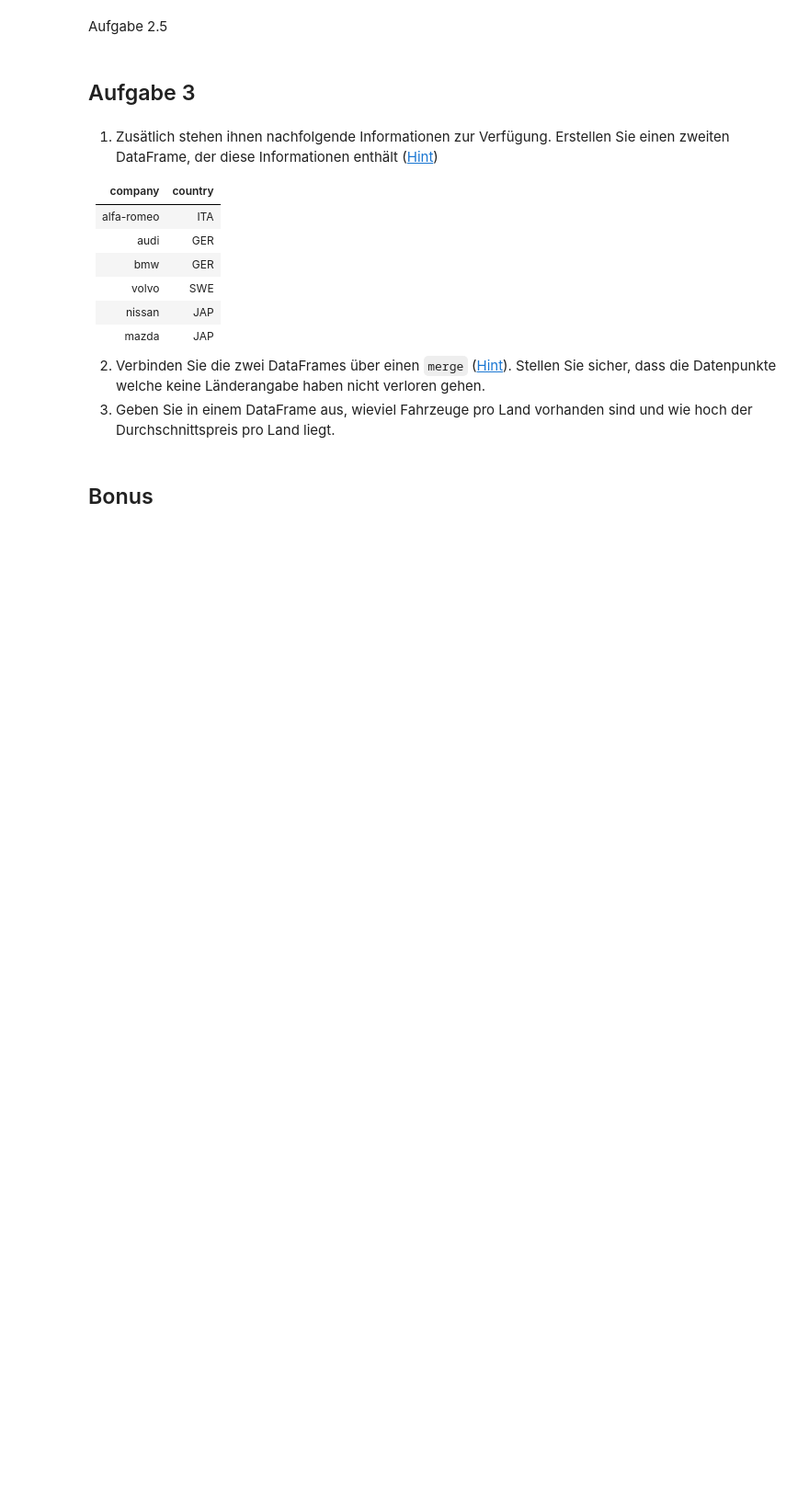
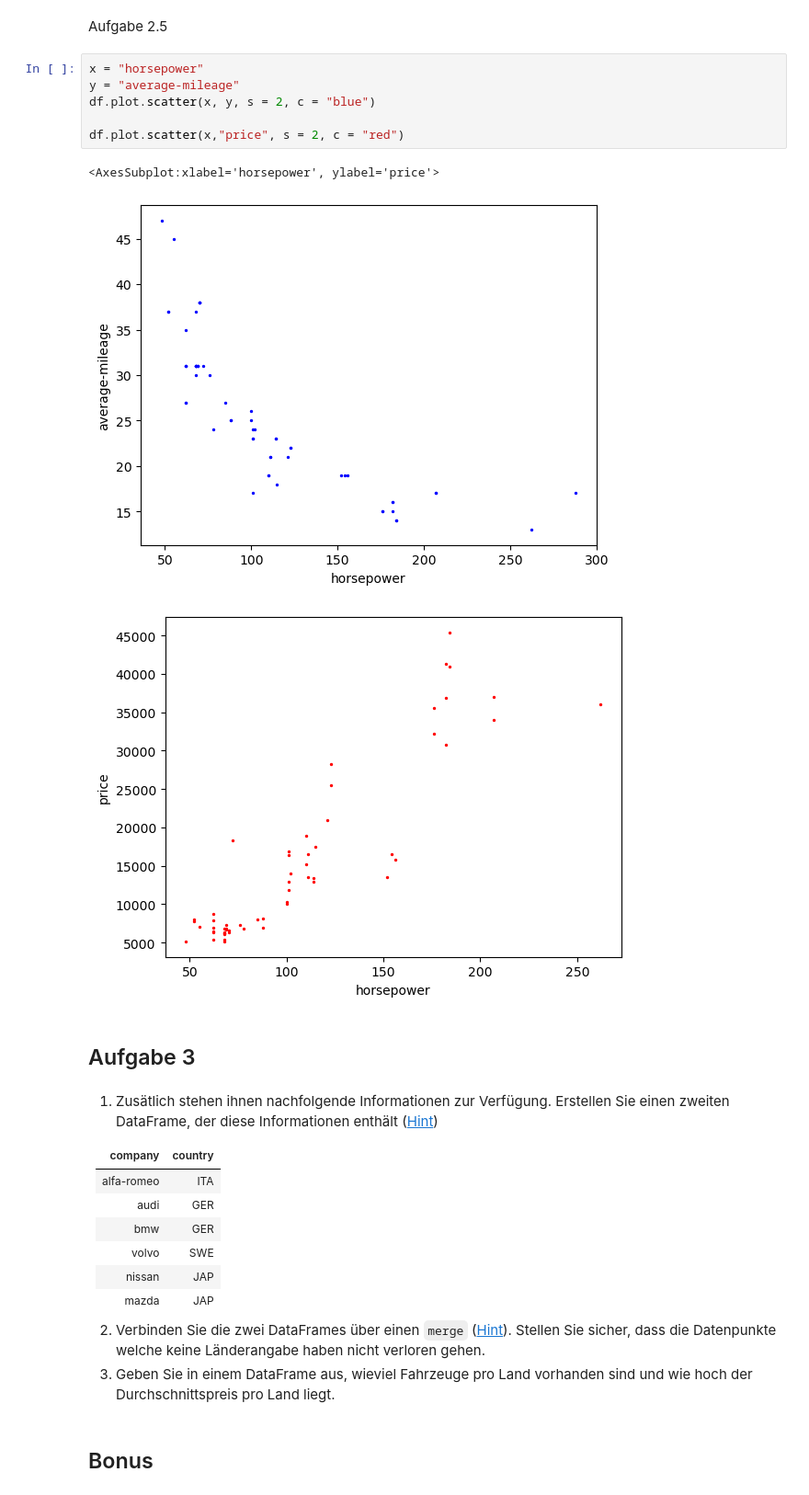
Before and after one commit to Maximilian-prog/ml-kurs-ws22, a Jupyter notebook: P1_Pandas_Exercise.ipynb, the cells around one changed output. Shown at 92% size. Drawn from its saved outputs; the diff is of its cells as text; blank space fills up the shorter version.

Commit message:
update excercise 1
Aufgabe 2 noch erledigt, jetzt fehlt nur noch Aufgabe 3.
Scatterplots, mit Anfangsbuchstaben suchen etc.

```diff
--- a/P1_Pandas_Exercise.ipynb
+++ b/P1_Pandas_Exercise.ipynb
@@ -104,5 +146,15 @@ Aufgabe 2.4
 # %% [markdown]
 Aufgabe 2.5
+# %%
+x = "horsepower"
+y = "average-mileage"
+df.plot.scatter(x, y, s = 2, c = "blue")
+
+df.plot.scatter(x,"price", s = 2, c = "red")
+# %% [output]
+<AxesSubplot:xlabel='horsepower', ylabel='price'>
+[figure, added]
+[figure, added]
 # %% [markdown]
 ## Aufgabe 3
 # %% [markdown]
```
Also changed, not shown: parts of 4 cells of this notebook.
